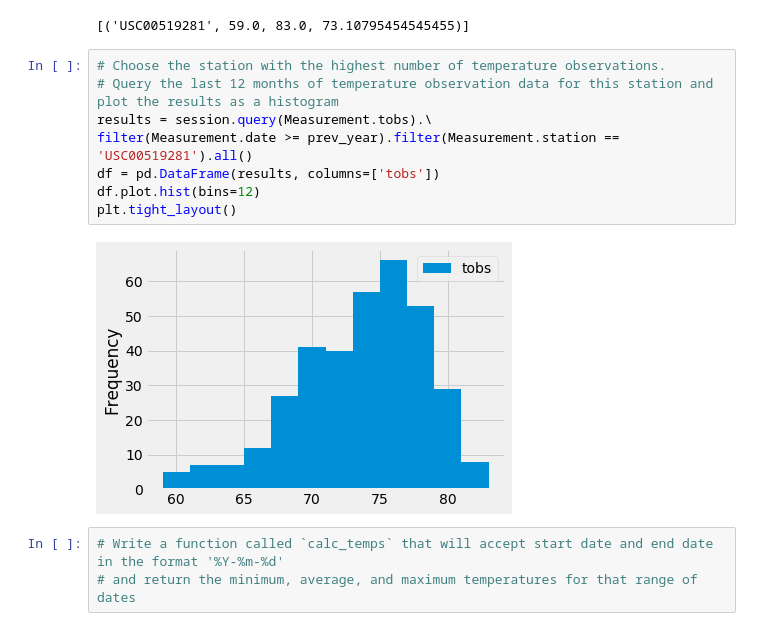
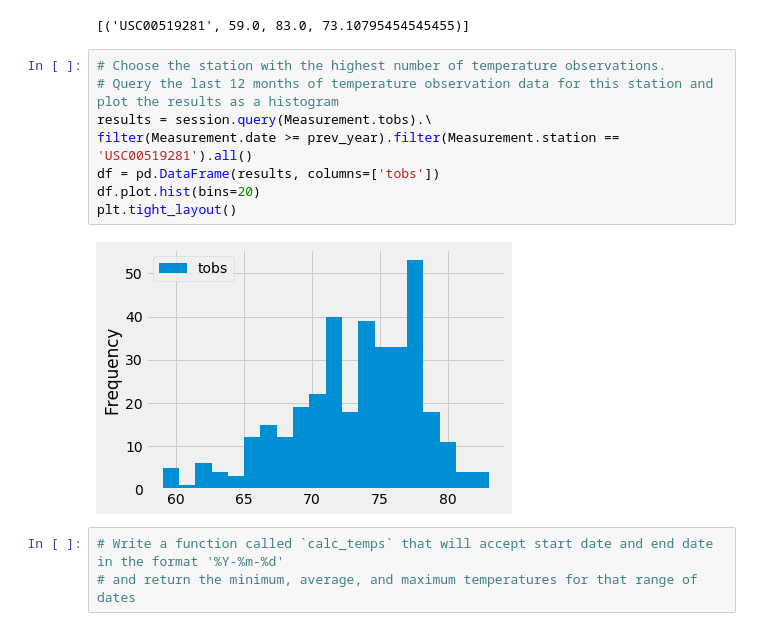
Before and after one commit to amuthusa/surfs-up, a Jupyter notebook: climate_analysis.ipynb, the cells around one changed output. Cells and saved outputs as stored; diff of their text form.

```diff
--- a/climate_analysis.ipynb
+++ b/climate_analysis.ipynb
@@ -111,13 +111,13 @@ filter(Measurement.date >= prev_year).filter(Measurement.station == 'USC00519281
 # %%
 # Choose the station with the highest number of temperature observations.
 # Query the last 12 months of temperature observation data for this station and plot the results as a histogram
 results = session.query(Measurement.tobs).\
 filter(Measurement.date >= prev_year).filter(Measurement.station == 'USC00519281').all()
 df = pd.DataFrame(results, columns=['tobs'])
-df.plot.hist(bins=12)
+df.plot.hist(bins=20)
 plt.tight_layout()
 # %% [output]
-[figure, old version]
+[figure, new version]
 # %%
 # Write a function called `calc_temps` that will accept start date and end date in the format '%Y-%m-%d'
 # and return the minimum, average, and maximum temperatures for that range of dates
```
Also changed, not shown: 1 other file.
